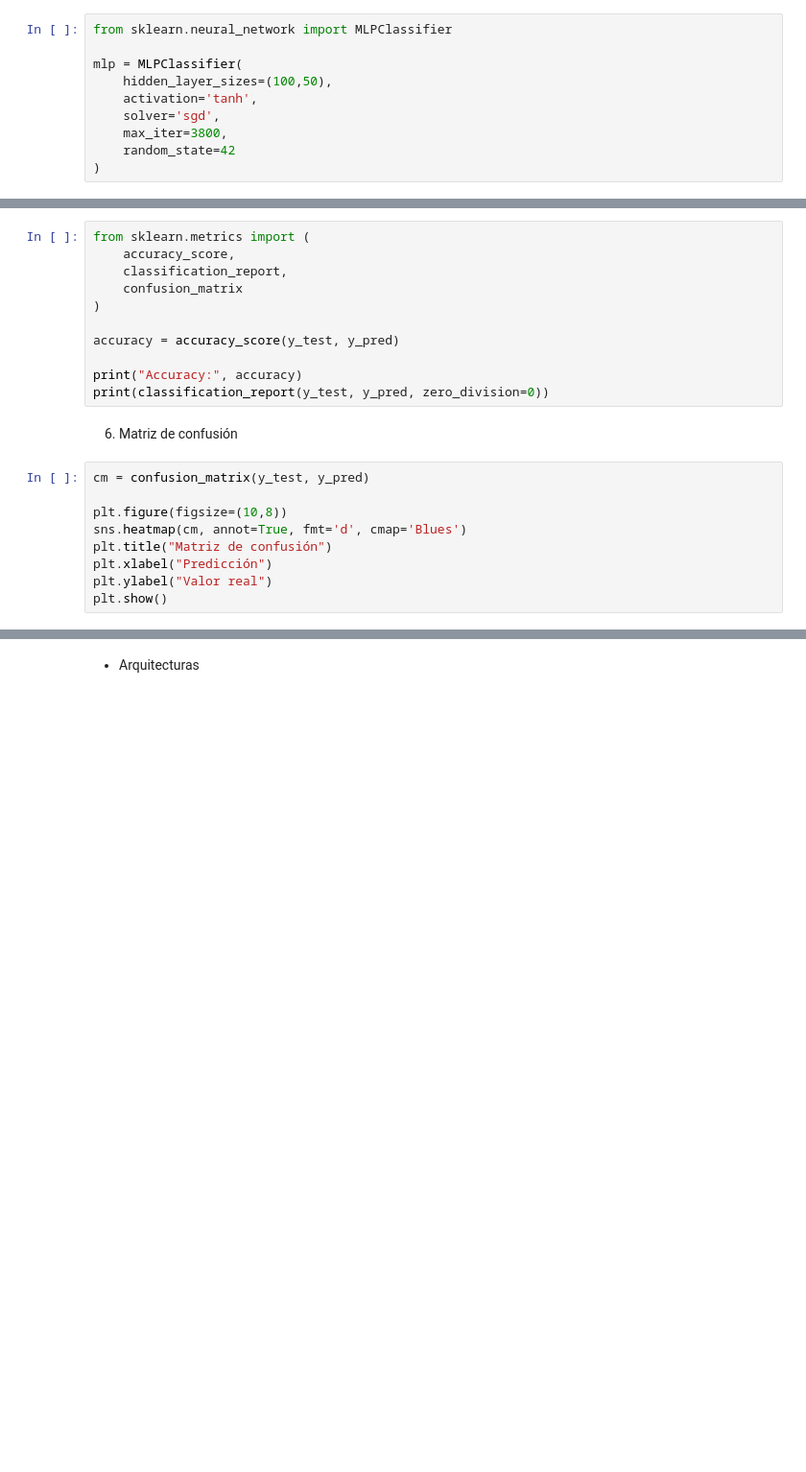
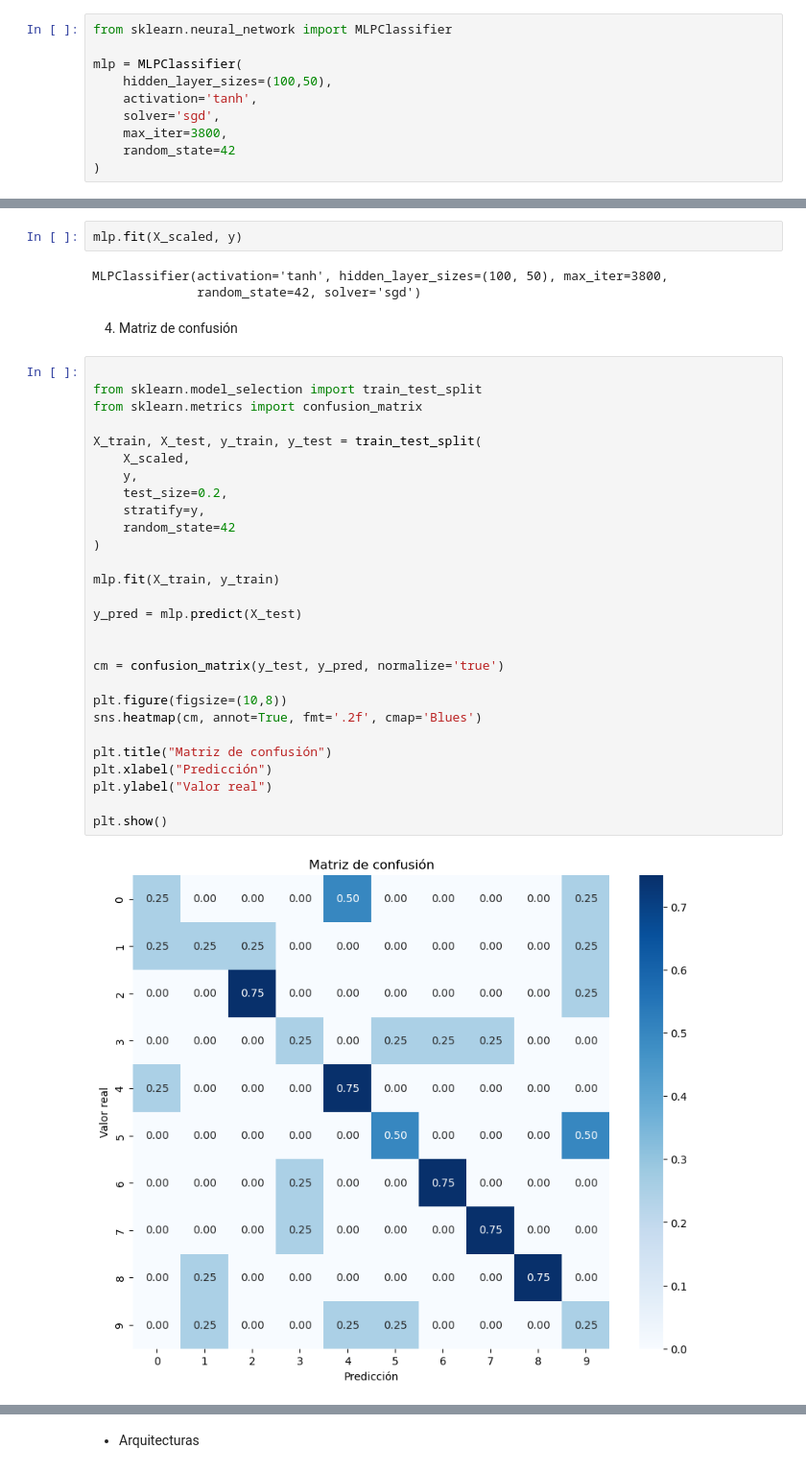
Before and after one commit to JuanAscencio/ApredizajeMaquinaProjectoFinal, a Jupyter notebook: notebooks/proyecto.ipynb, the cells around one changed output, grey strips where cells are left out. Shown at 96% size. Saved outputs shown, nothing was run; the diff lists cells and outputs as text; blank space fills up the shorter version.

```diff
--- a/notebooks/proyecto.ipynb
+++ b/notebooks/proyecto.ipynb
@@ -110,23 +172,38 @@ y_pred = mlp.predict(X_test)
 # %%
-from sklearn.metrics import (
-    accuracy_score,
-    classification_report,
-    confusion_matrix
-)
-
-accuracy = accuracy_score(y_test, y_pred)
-
-print("Accuracy:", accuracy)
-print(classification_report(y_test, y_pred, zero_division=0))
+mlp.fit(X_scaled, y)
+# %% [output]
+MLPClassifier(activation='tanh', hidden_layer_sizes=(100, 50), max_iter=3800,
+              random_state=42, solver='sgd')
 # %% [markdown]
-6. Matriz de confusión
+4. Matriz de confusión
 # %%
-cm = confusion_matrix(y_test, y_pred)
+
+from sklearn.model_selection import train_test_split
+from sklearn.metrics import confusion_matrix
+
+X_train, X_test, y_train, y_test = train_test_split(
+    X_scaled,
+    y,
+    test_size=0.2,
+    stratify=y,
+    random_state=42
+)
+
+mlp.fit(X_train, y_train)
+
+y_pred = mlp.predict(X_test)
+
+
+cm = confusion_matrix(y_test, y_pred, normalize='true')
 
 plt.figure(figsize=(10,8))
-sns.heatmap(cm, annot=True, fmt='d', cmap='Blues')
+sns.heatmap(cm, annot=True, fmt='.2f', cmap='Blues')
+
 plt.title("Matriz de confusión")
 plt.xlabel("Predicción")
 plt.ylabel("Valor real")
+
 plt.show()
+# %% [output]
+[figure, added]
 # %% [markdown]
```
Also changed, not shown: parts of 19 cells of this notebook.
